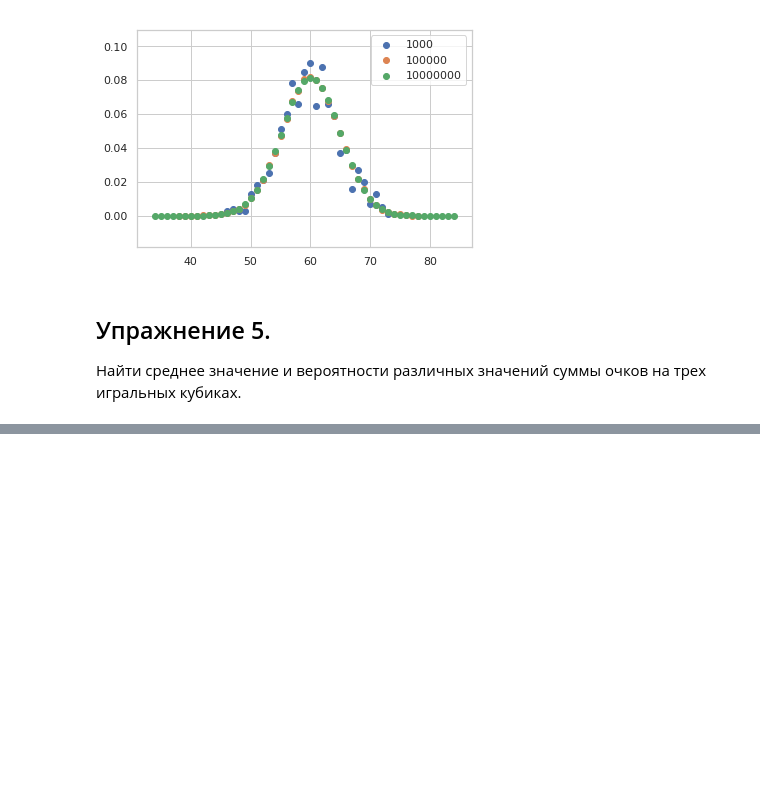
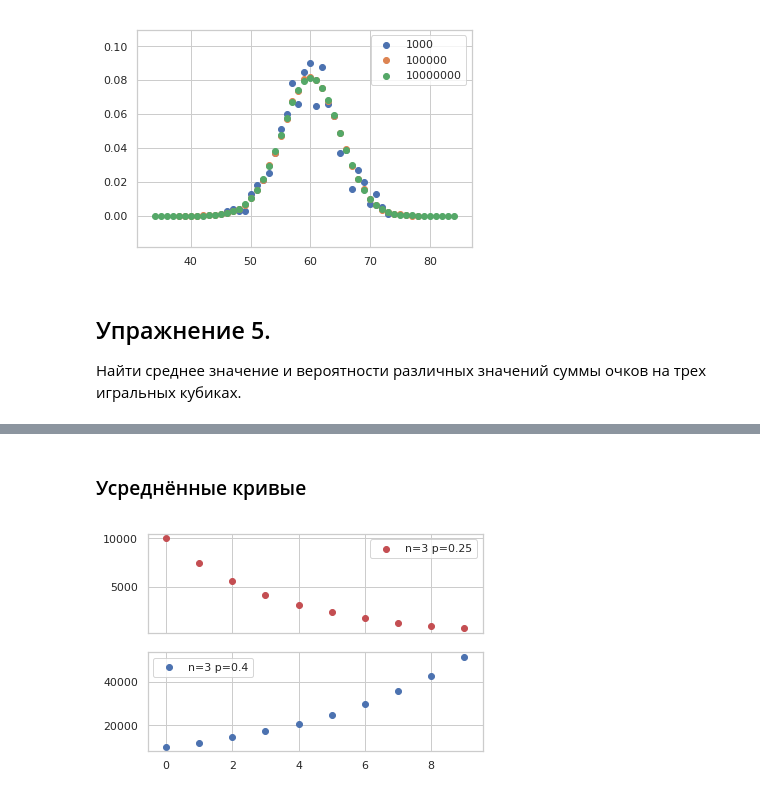
Before and after one commit to WeitBelou/monte-carlo, a Jupyter notebook: notebooks/Lesson 2.ipynb, the cells around one changed output, grey strips where cells are left out. Cells and saved outputs as stored; diff of their text form; code cells hidden in the pictures; blank space fills up the shorter version.

```diff
--- a/notebooks/Lesson 2.ipynb
+++ b/notebooks/Lesson 2.ipynb
@@ -153,0 +280,33 @@ mean=10.4999986
+# %% [markdown]
+### Усреднённые кривые
+# %%
+n_0 = 10
+n_generations = 10
+n_repeat = 10000
+
+f, ax = plt.subplots(nrows=2, ncols=1, sharex=True)
+c = ['r', 'b']
+
+for (i, n, p) in ((0, 3, 0.25), (1, 3, 0.4)):
+    gen = binomial_generator(p, n)
+
+    generations_avg = np.zeros(n_generations)
+    for _ in range(n_repeat):
+        generations = [n_0]
+        for _ in range(n_generations-1):
+            generations.append(sum(islice(gen, generations[-1])))
+        generations_avg += generations
+
+    generations_avg = [g / n_generations for g in generations_avg]
+
+    ax[i].scatter(
+        x=list(range(n_generations)),
+        y=generations_avg,
+        label=f'n={n} p={p}',
+        c=c[i],
+    )
+    ax[i].legend()
+
+plt.show()
+# %% [output]
+[figure, added]
```
Also changed, not shown: parts of 14 cells of this notebook.
